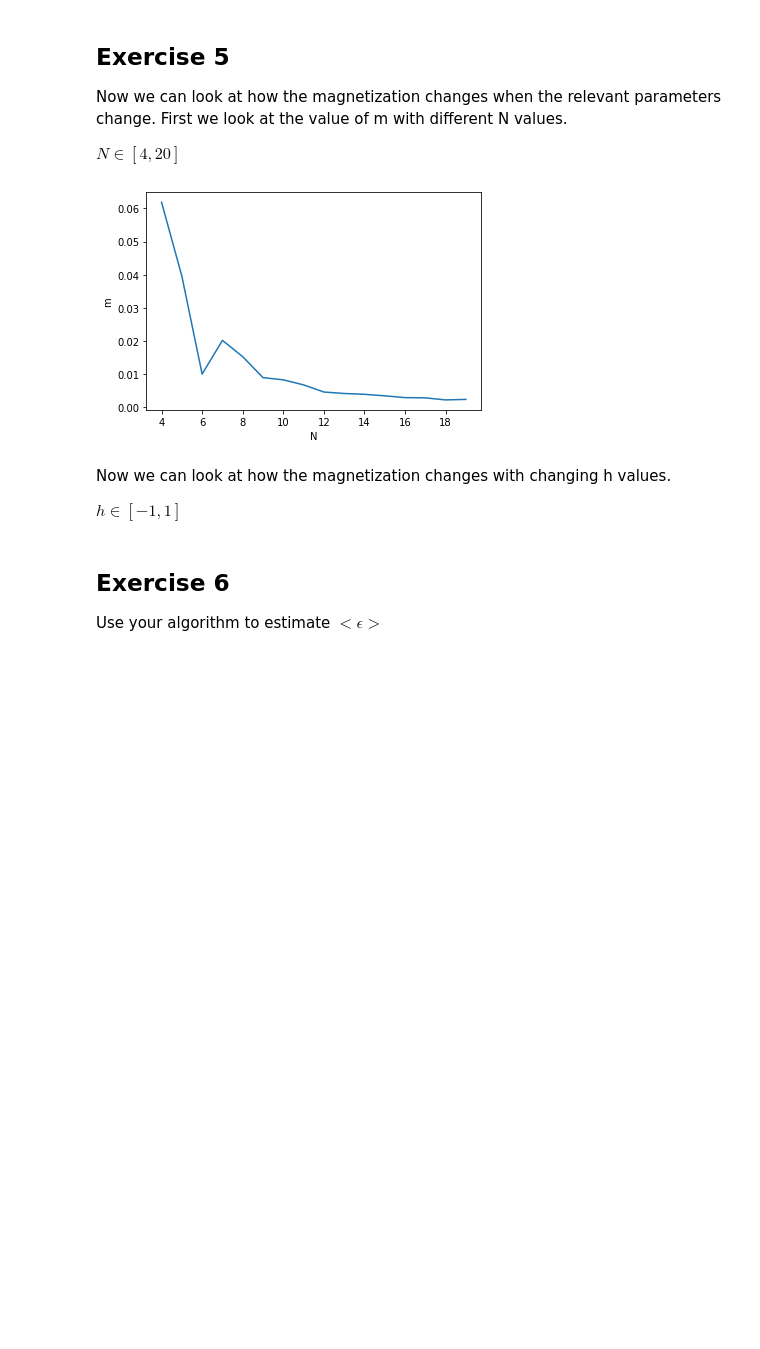
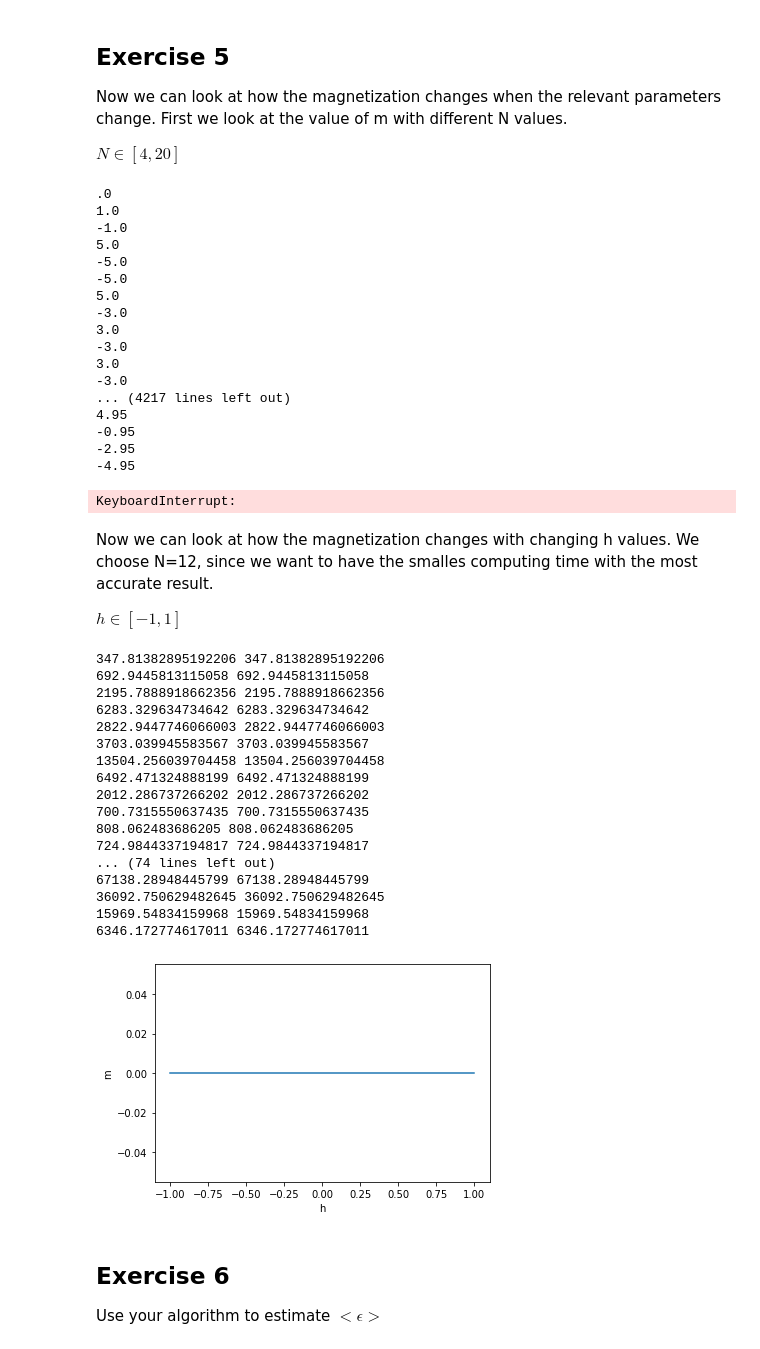
Before and after one commit to thomas-matt-block/physics760_Martin, a Jupyter notebook: Exercise 2/exercise2.ipynb, the cells around one changed output. Drawn from its saved outputs; the diff is of its cells as text; code cells hidden in the pictures; blank space fills up the shorter version.

Commit message:
Changed Hamiltonian, works good, only have to look in one direction, therefore I need to change the Hamiltonian again

```diff
--- a/Exercise 2/exercise2.ipynb
+++ b/Exercise 2/exercise2.ipynb
@@ -56,14 +57,13 @@ def hamiltionian(spin_array, position, j, h):
 Now we have to generate a spin array, that can be used later on. This array has to be two dimensional. This spin-arry is $ N_{x} $ x $ N_{y} $ large, however in accordance to the exercise sheet we choose $ N_{x}=N_{y} $.
 # %%
 def gen_spin_array(length):
-    configurations=[]
-    current_configuration=[]
+    configurations=np.zeros(length*length).reshape(length, length)
+    current_configuration=np.zeros(length)
     for j in range(length):
         for i in range(length):
             #a random integer between 1 and 3 (1, 2)
-            current_configuration=current_configuration+[2*rd.randint(1, 2)-3]
-        configurations=configurations+[current_configuration]
-        current_configuration=[]
+            current_configuration[i]=(2*rd.randint(1, 2)-3)
+        configurations[j]=current_configuration
     return configurations
 # %% [markdown]
 We can carry over the other instructions from the previous homework. Therefore, we assume, that the spins are distributed following a Bolzmann distribution (a fact, that is given by the exercise sheet):
@@ -80,9 +80,9 @@ Thus, Z can be determined via:
 # %%
 def z_simulated(spin_array, j, h, t):
     sum=0
-    for l in range(len(spin_array[0])):
-        for k in range(len(spin_array[0])):
-            sum=sum+np.exp(-hamiltionian(spin_array, [l, k], j, h)/t)
+    for k in range(len(spin_array[0])):
+        for l in range(len(spin_array[0])):
+            sum=sum+np.exp(-hamiltionian(spin_array, [k, l], j, h)/t)
     return (sum)
 # %% [markdown]
 And, the magnetization per spin is defined as:
@@ -114,7 +114,7 @@ First we will implement a sweep:
 # %%
 def sweep(spin_array, j, h, t):
+    #Choose a random position
     position=[rd.randint(0, len(spin_array)-1), rd.randint(0, len(spin_array)-1)]
-    position=[1, 1]
     #Calculate Energy prior to flip
     s_prior=hamiltionian(spin_array, position, j, h)/t
     #Flip Spin
@@ -173,23 +173,60 @@ def plot_m_N_dependency(min_value, max_value, j, h, t, lamba, repeats):
 
 plot_m_N_dependency(4, 20, 1, 1, 1, 100, 100)
 # %% [output]
-[figure, removed]
+.0
+1.0
+-1.0
+5.0
+-5.0
+-5.0
+5.0
+-3.0
+3.0
+-3.0
+3.0
+-3.0
+... (4217 lines left out)
+4.95
+-0.95
+-2.95
+-4.95
+KeyboardInterrupt:
 # %% [markdown]
 Now we can look at how the magnetization changes with changing h values.
+We choose N=12, since we want to have the smalles computing time with the most accurate result.
 
 $h \in [-1, 1]$
 # %%
-def plot_m_N_dependency(min_value, max_value, j, h, t, lamba, repeats):
-    n_array=np.arange(min_value, max_value, 1)
-    m_array=np.zeros(len(n_array))
-    for i in range(len(n_array)):
-        m_array[i]=mc_estimate(gen_spin_array(n_array[i]), j, h, t, lamba, repeats)
-    plt.plot(n_array, m_array)
-    plt.xlabel("N")
+def plot_m_h_dependency(N, j, t, lamba, repeats):
+    h_array=np.arange(-1, 1.01, 0.25)
+    m_array=np.zeros(len(h_array))
+    for i in range(len(h_array)):
+        m_array[i]=mc_estimate(gen_spin_array(N), j, h_array[i], t, lamba, repeats)
+    plt.plot(h_array, m_array)
+    plt.xlabel("h")
     plt.ylabel("m")
-    plt.savefig("n_m_dependency.png")
+    plt.savefig("h_m_dependency.png")
 
-plot_m_N_dependency(4, 20, 1, 1, 1, 100, 100)
+plot_m_h_dependency(7, 1, 1, 1000, 10)
+# %% [output]
+347.81382895192206 347.81382895192206
+692.9445813115058 692.9445813115058
+2195.7888918662356 2195.7888918662356
+6283.329634734642 6283.329634734642
+2822.9447746066003 2822.9447746066003
+3703.039945583567 3703.039945583567
+13504.256039704458 13504.256039704458
+6492.471324888199 6492.471324888199
+2012.286737266202 2012.286737266202
+700.7315550637435 700.7315550637435
+808.062483686205 808.062483686205
+724.9844337194817 724.9844337194817
+... (74 lines left out)
+67138.28948445799 67138.28948445799
+36092.750629482645 36092.750629482645
+15969.54834159968 15969.54834159968
+6346.172774617011 6346.172774617011
+[figure, added]
 # %% [markdown]
 ## Exercise 6
 
```
Also changed, not shown: parts of 4 cells of this notebook, 2 other files.
